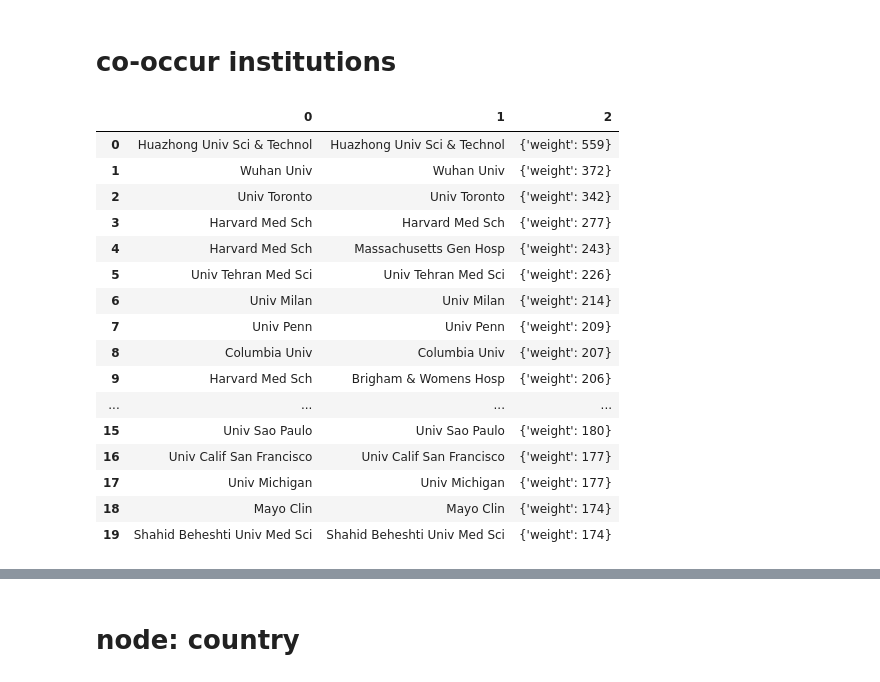
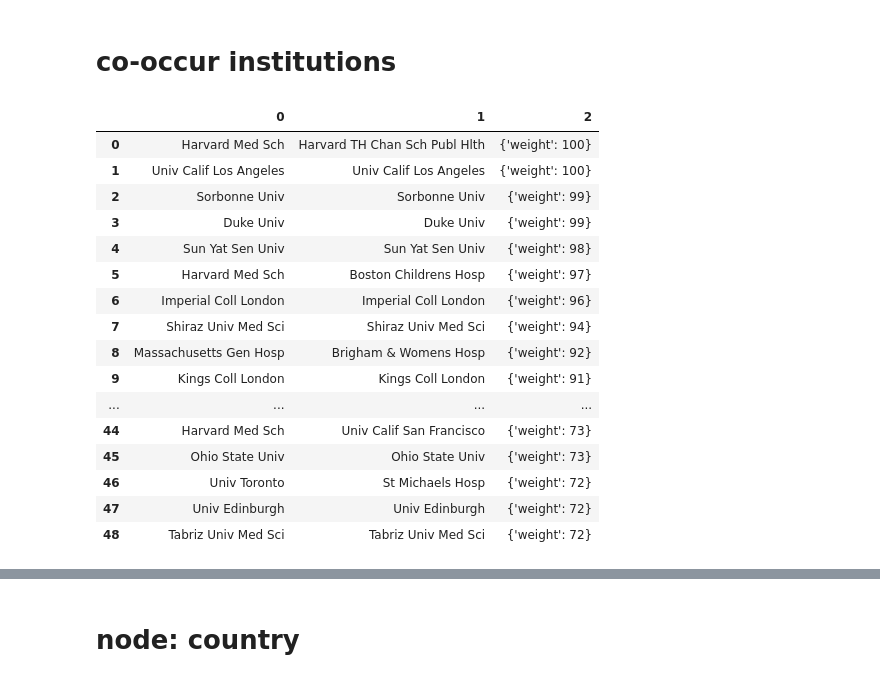
Before and after one commit to schneeboat/ana_2020, a Jupyter notebook: bibliographic_cov19_2020.ipynb, the cells around one changed output, grey strips where cells are left out. Cells and saved outputs as stored; diff of their text form; code cells hidden in the pictures.

```diff
--- a/bibliographic_cov19_2020.ipynb
+++ b/bibliographic_cov19_2020.ipynb
@@ -971,25 +939,25 @@ len(set([i for j in matrix_author for i in j]))-nx.number_of_nodes(nw_author)
 # %% [markdown]
 # co-occur institutions
 # %%
-co_institutions = pd.DataFrame(sorted(nw_institute.edges(data=True),key= lambda x: x[2]['weight'],reverse=True)[:20])
+co_institutions = pd.DataFrame(sorted(nw_institute.edges(data=True),key= lambda x: x[2]['weight'],reverse=True)[51:100])
 co_institutions
 # %% [output]
 |  | 0 | 1 | 2 |
-| 0 | Huazhong Univ Sci & Technol | Huazhong Univ Sci & Technol | {'weight': 559} |
-| 1 | Wuhan Univ | Wuhan Univ | {'weight': 372} |
-| 2 | Univ Toronto | Univ Toronto | {'weight': 342} |
-| 3 | Harvard Med Sch | Harvard Med Sch | {'weight': 277} |
-| 4 | Harvard Med Sch | Massachusetts Gen Hosp | {'weight': 243} |
-| 5 | Univ Tehran Med Sci | Univ Tehran Med Sci | {'weight': 226} |
-| 6 | Univ Milan | Univ Milan | {'weight': 214} |
-| 7 | Univ Penn | Univ Penn | {'weight': 209} |
-| 8 | Columbia Univ | Columbia Univ | {'weight': 207} |
-| 9 | Harvard Med Sch | Brigham & Womens Hosp | {'weight': 206} |
+| 0 | Harvard Med Sch | Harvard TH Chan Sch Publ Hlth | {'weight': 100} |
+| 1 | Univ Calif Los Angeles | Univ Calif Los Angeles | {'weight': 100} |
+| 2 | Sorbonne Univ | Sorbonne Univ | {'weight': 99} |
+| 3 | Duke Univ | Duke Univ | {'weight': 99} |
+| 4 | Sun Yat Sen Univ | Sun Yat Sen Univ | {'weight': 98} |
+| 5 | Harvard Med Sch | Boston Childrens Hosp | {'weight': 97} |
+| 6 | Imperial Coll London | Imperial Coll London | {'weight': 96} |
+| 7 | Shiraz Univ Med Sci | Shiraz Univ Med Sci | {'weight': 94} |
+| 8 | Massachusetts Gen Hosp | Brigham & Womens Hosp | {'weight': 92} |
+| 9 | Kings Coll London | Kings Coll London | {'weight': 91} |
 | ... | ... | ... | ... |
-| 15 | Univ Sao Paulo | Univ Sao Paulo | {'weight': 180} |
-| 16 | Univ Calif San Francisco | Univ Calif San Francisco | {'weight': 177} |
-| 17 | Univ Michigan | Univ Michigan | {'weight': 177} |
-| 18 | Mayo Clin | Mayo Clin | {'weight': 174} |
-| 19 | Shahid Beheshti Univ Med Sci | Shahid Beheshti Univ Med Sci | {'weight': 174} |
+| 44 | Harvard Med Sch | Univ Calif San Francisco | {'weight': 73} |
+| 45 | Ohio State Univ | Ohio State Univ | {'weight': 73} |
+| 46 | Univ Toronto | St Michaels Hosp | {'weight': 72} |
+| 47 | Univ Edinburgh | Univ Edinburgh | {'weight': 72} |
+| 48 | Tabriz Univ Med Sci | Tabriz Univ Med Sci | {'weight': 72} |
 # %%
 nx.number_of_selfloops(nw_institute)
```
Also changed, not shown: parts of 64 cells of this notebook.
